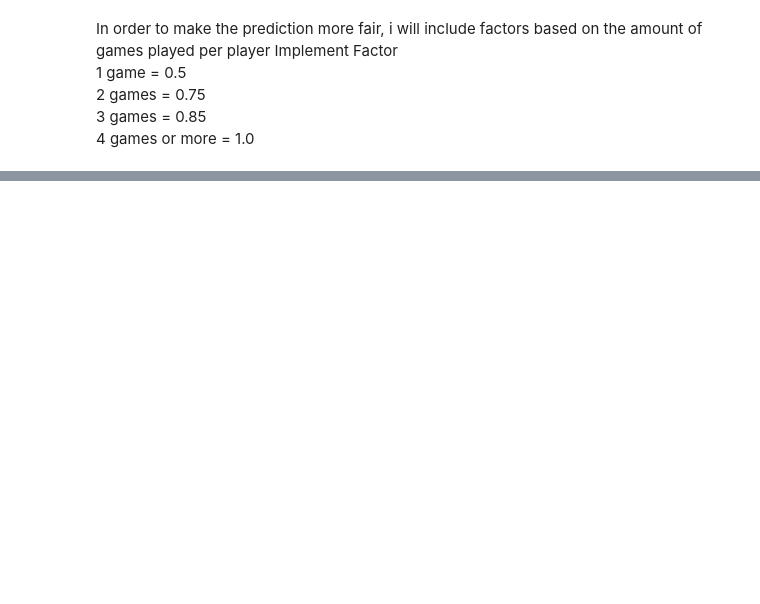
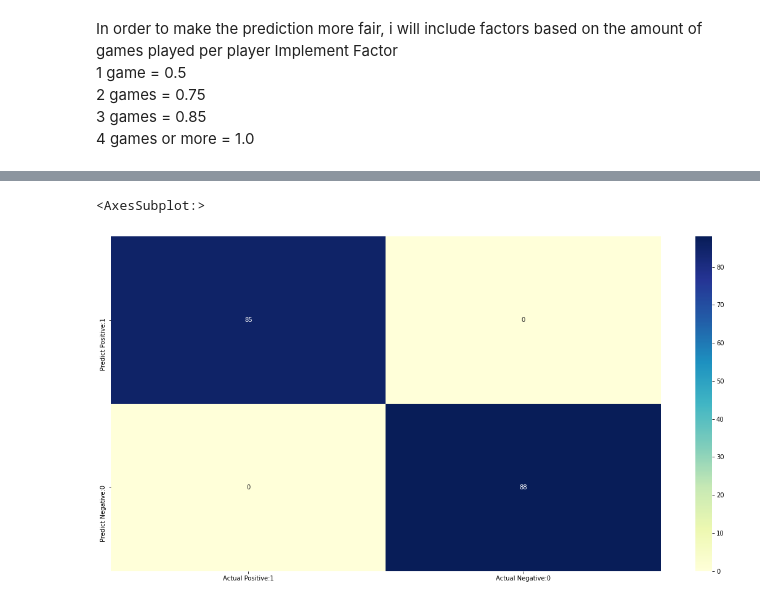
Before and after one commit to sjerrietukkel/valorant_team_predictor, a Jupyter notebook: pred.ipynb, the cells around one changed output, grey strips where cells are left out. Cells and saved outputs as stored; diff of their text form; code cells hidden in the pictures; blank space fills up the shorter version.

```diff
--- a/pred.ipynb
+++ b/pred.ipynb
@@ -671,0 +738,2 @@ TypeError: '>' not supported between instances of 'dict' and 'dict'
+# %%
+X_train, X_test, y_train, y_test = train_test_split(X, y, test_size = 0.3, random_state = 0)
@@ -671,0 +881,34 @@ TypeError: '>' not supported between instances of 'dict' and 'dict'
+# %%
+cols = X_train.columns
+# %%
+from sklearn.preprocessing import RobustScaler
+
+scaler = RobustScaler()
+
+X_train = scaler.fit_transform(X_train)
+
+X_test = scaler.transform(X_test)
+X_train = pd.DataFrame(X_train, columns=[cols])
+X_test = pd.DataFrame(X_test, columns=[cols])
+# %%
+# instantiate the classifier with n_estimators = 100
+
+rfc_100 = RandomForestClassifier(n_estimators=100, random_state=0)
+
+
+
+# fit the model to the training set
+
+rfc_100.fit(X_train, y_train)
+
+
+
+# Predict on the test set results
+
+y_pred_100 = rfc_100.predict(X_test)
+
+
+
+# Check accuracy score
+
+print('Model accuracy score with 100 decision-trees : {0:0.4f}'. format(accuracy_score(y_test, y_pred_100)))
@@ -671,0 +951,10 @@ TypeError: '>' not supported between instances of 'dict' and 'dict'
+# %%
+cm = confusion_matrix(y_test, y_pred_100)
+
+cm_matrix = pd.DataFrame(data=cm, columns=['Actual Positive:1', 'Actual Negative:0'],
+                                 index=['Predict Positive:1', 'Predict Negative:0'])
+
+sns.heatmap(cm_matrix, annot=True, fmt='d', cmap='YlGnBu')
+# %% [output]
+<AxesSubplot:>
+[figure, added]
```
Also changed, not shown: parts of 34 cells of this notebook, 1 other file.
